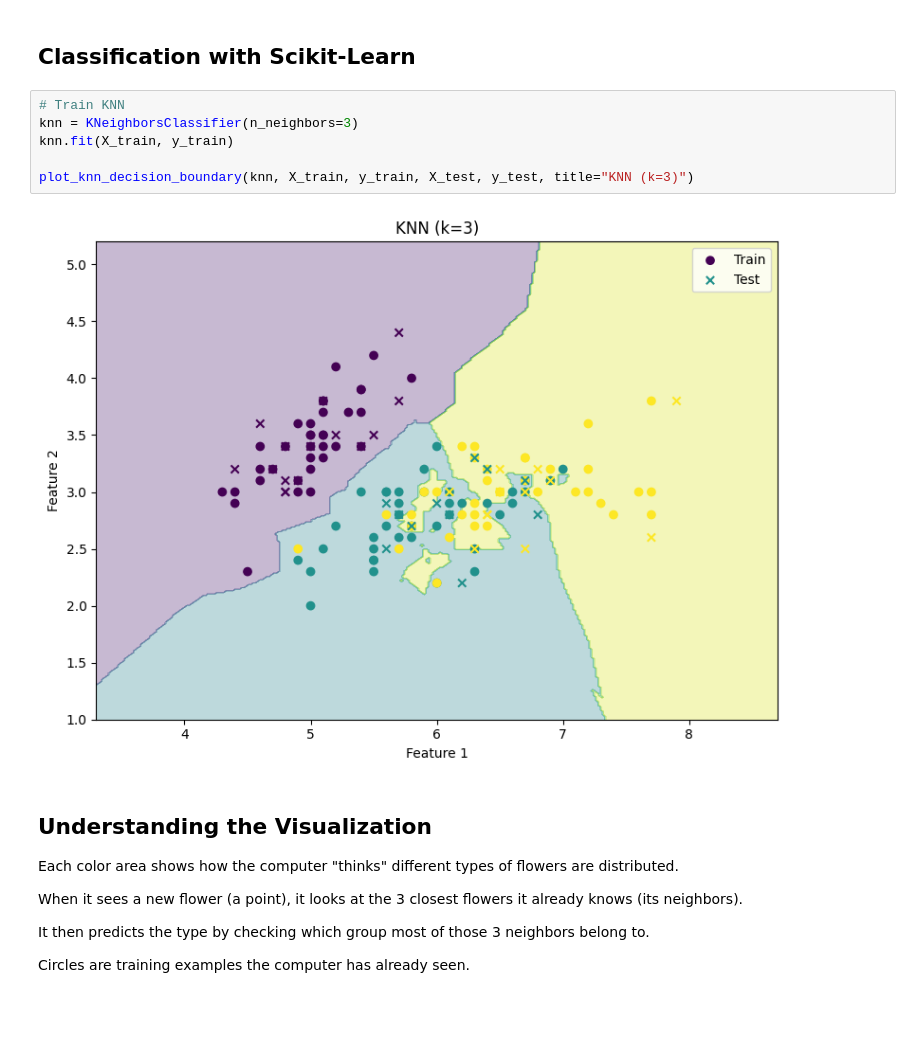
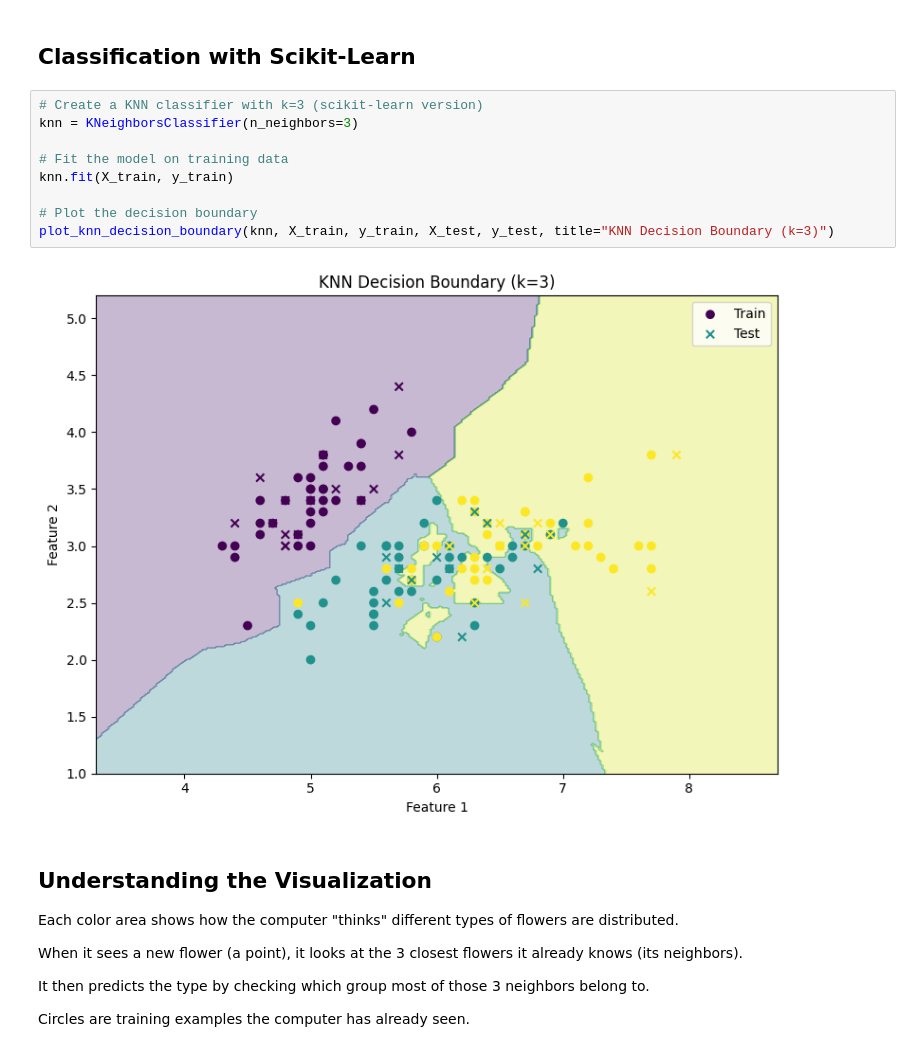
Before and after one commit to taijusanagi/experiments, a Jupyter notebook: notes/jupyter/knn.ipynb, the cells around one changed output. Saved outputs shown, nothing was run; the diff lists cells and outputs as text; blank space fills up the shorter version.

```diff
--- a/notes/jupyter/knn.ipynb
+++ b/notes/jupyter/knn.ipynb
@@ -61,13 +61,16 @@ def plot_knn_decision_boundary(knn, X_train, y_train, X_test=None, y_test=None,
 # %% [markdown]
 ## Classification with Scikit-Learn
 # %%
-# Train KNN
+# Create a KNN classifier with k=3 (scikit-learn version)
 knn = KNeighborsClassifier(n_neighbors=3)
+
+# Fit the model on training data
 knn.fit(X_train, y_train)
 
-plot_knn_decision_boundary(knn, X_train, y_train, X_test, y_test, title="KNN (k=3)")
+# Plot the decision boundary
+plot_knn_decision_boundary(knn, X_train, y_train, X_test, y_test, title="KNN Decision Boundary (k=3)")
 # %% [output]
-[figure, old version]
+[figure, new version]
 # %% [markdown]
 ## Understanding the Visualization
 
```
Also changed, not shown: parts of 2 cells of this notebook.
